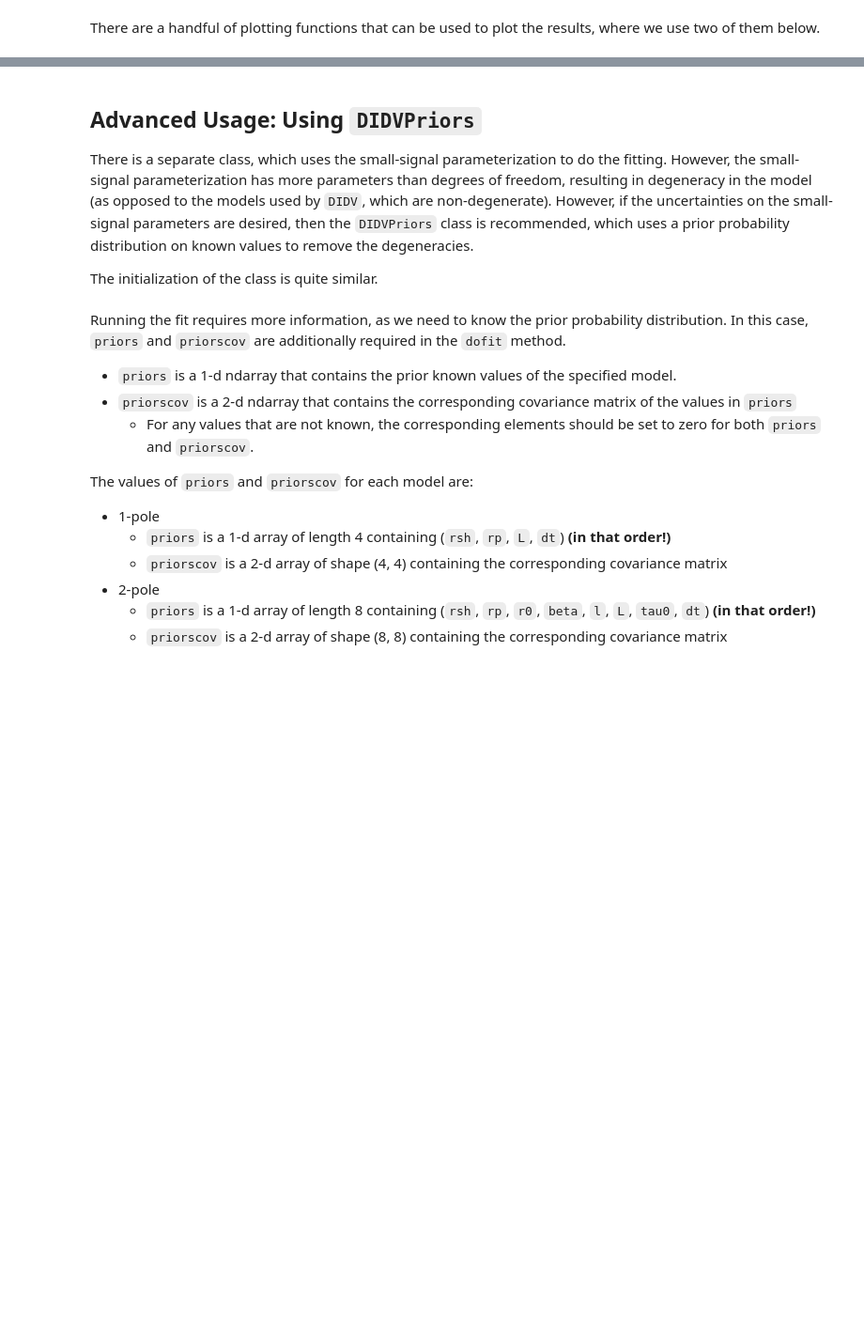
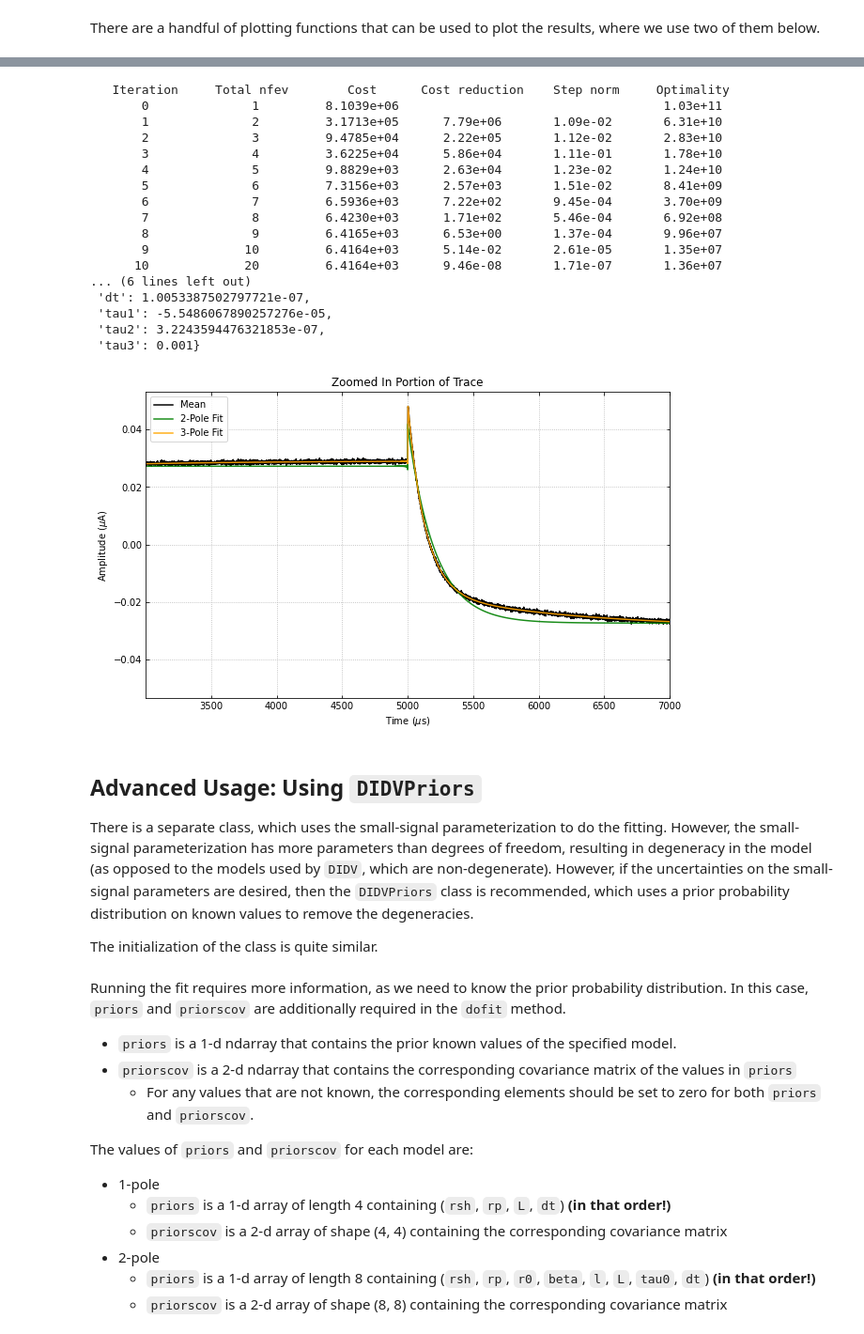
Before and after one commit to spice-herald/QETpy, a Jupyter notebook: demos/didv/test_didv.ipynb, the cells around one changed output, grey strips where cells are left out. Shown at 94% size. Saved outputs shown, nothing was run; the diff lists cells and outputs as text; code cells hidden in the pictures; blank space fills up the shorter version.

Commit message:
add ability to fix parameters non linear fits

```diff
--- a/demos/didv/test_didv.ipynb
+++ b/demos/didv/test_didv.ipynb
@@ -163,3 +187,51 @@ didvfit.plot_abs_phase_didv()
+# %%
+# example with 3 pole fit
+
+# bounds (same as default for loop gain>1)
+# Needs to have all parameters (including fixed parameters), bound ignored for fixed parameter
+bounds = (
+    np.array((0.0, -np.inf, -np.inf, -np.inf, 0.0, 0.0, -np.inf)),
+    np.array((np.inf, 0.0, 0.0, 0.0, np.inf, np.inf, np.inf))
+)
+
+# let's fix  for example tau3
+# Note that for fixed parameters, the guessed value is used and boun
+lgcfix = np.array([False, False,False,False,False,True, True])
+
+# initial guess parameters (or value used for fixed parameters)
+#  None if default guess
+guess_params = np.array([None, None, None, None, None, 1e-3, None])
+
+# fit
+didvfit.dofit(3, bounds=bounds, guess_params=guess_params,
+             lgcfix=lgcfix, guess_isloopgainsub1=False, verbose=2)
+
+
+# results
+result3b = didvfit.fitresult(3)
+pprint(result3b['params'])
+
+# plot
+didvfit.plot_zoomed_in_trace(zoomfactor=0.4)
+# %% [output]
+   Iteration     Total nfev        Cost      Cost reduction    Step norm     Optimality
+       0              1         8.1039e+06                                    1.03e+11
+       1              2         3.1713e+05      7.79e+06       1.09e-02       6.31e+10
+       2              3         9.4785e+04      2.22e+05       1.12e-02       2.83e+10
+       3              4         3.6225e+04      5.86e+04       1.11e-01       1.78e+10
+       4              5         9.8829e+03      2.63e+04       1.23e-02       1.24e+10
+       5              6         7.3156e+03      2.57e+03       1.51e-02       8.41e+09
+       6              7         6.5936e+03      7.22e+02       9.45e-04       3.70e+09
+       7              8         6.4230e+03      1.71e+02       5.46e-04       6.92e+08
+       8              9         6.4165e+03      6.53e+00       1.37e-04       9.96e+07
+       9             10         6.4164e+03      5.14e-02       2.61e-05       1.35e+07
+      10             20         6.4164e+03      9.46e-08       1.71e-07       1.36e+07
+... (6 lines left out)
+ 'dt': 1.0053387502797721e-07,
+ 'tau1': -5.5486067890257276e-05,
+ 'tau2': 3.2243594476321853e-07,
+ 'tau3': 0.001}
+[figure, added]
 # %% [markdown]
 ## Advanced Usage: Using `DIDVPriors`
 
```
Also changed, not shown: parts of 11 cells of this notebook, 5 other files.
